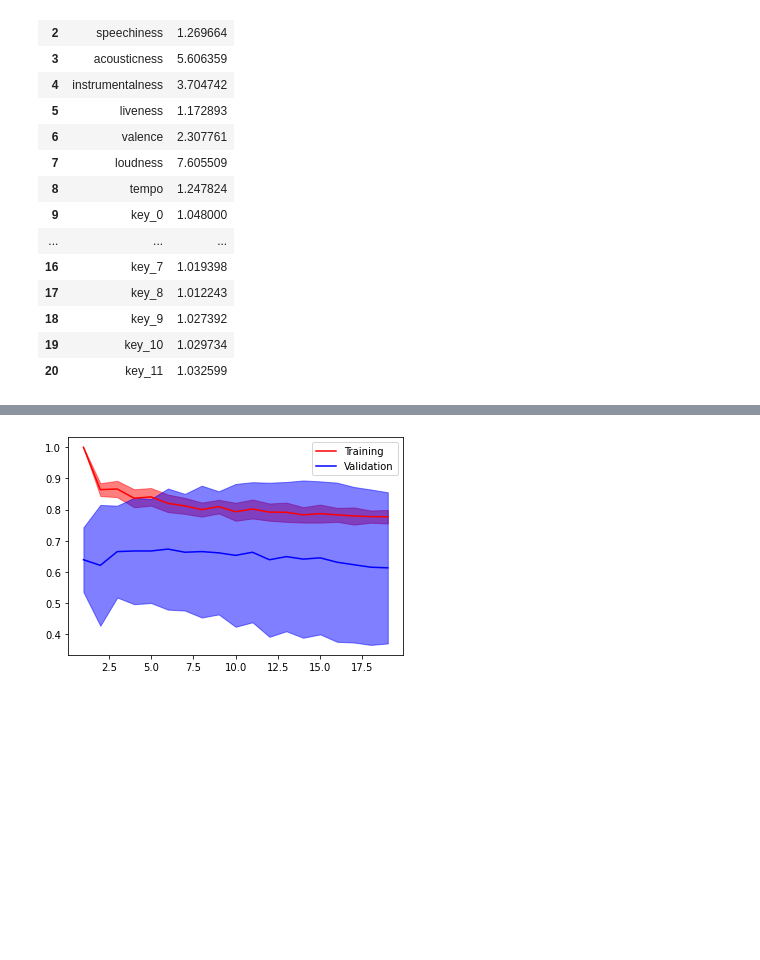
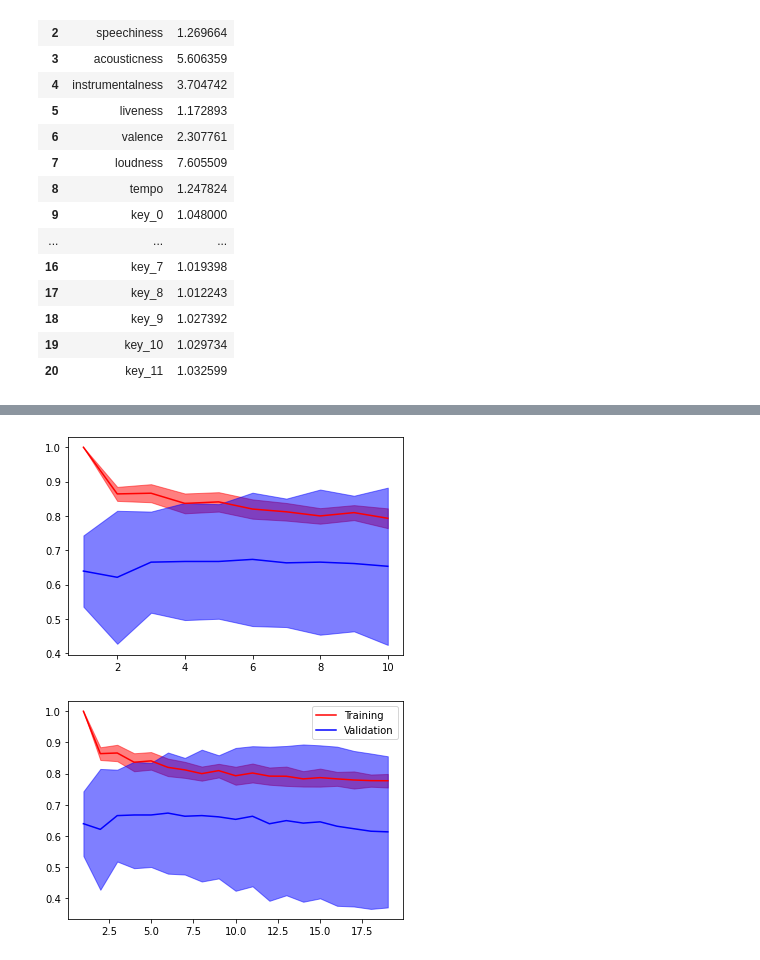
Before and after one commit to sergi-andreu/MMSL, a Jupyter notebook: Project.ipynb, the cells around one changed output, grey strips where cells are left out. Cells and saved outputs as stored; diff of their text form; code cells hidden in the pictures; blank space fills up the shorter version.

```diff
--- a/Project.ipynb
+++ b/Project.ipynb
@@ -118,5 +151,11 @@ calc_vif(X_data)
 # %%
 from learning_machine import KNearest
+
+Ns = [1,2,3,4,5,6,7,8,9,10]
+knearest = KNearest(data)
+knearest.parameter_search(Ns)
+# %% [output]
+[figure, added]
 # %%
 import matplotlib.pyplot as plt
 
```
Also changed, not shown: parts of 9 cells of this notebook, 2 other files.
